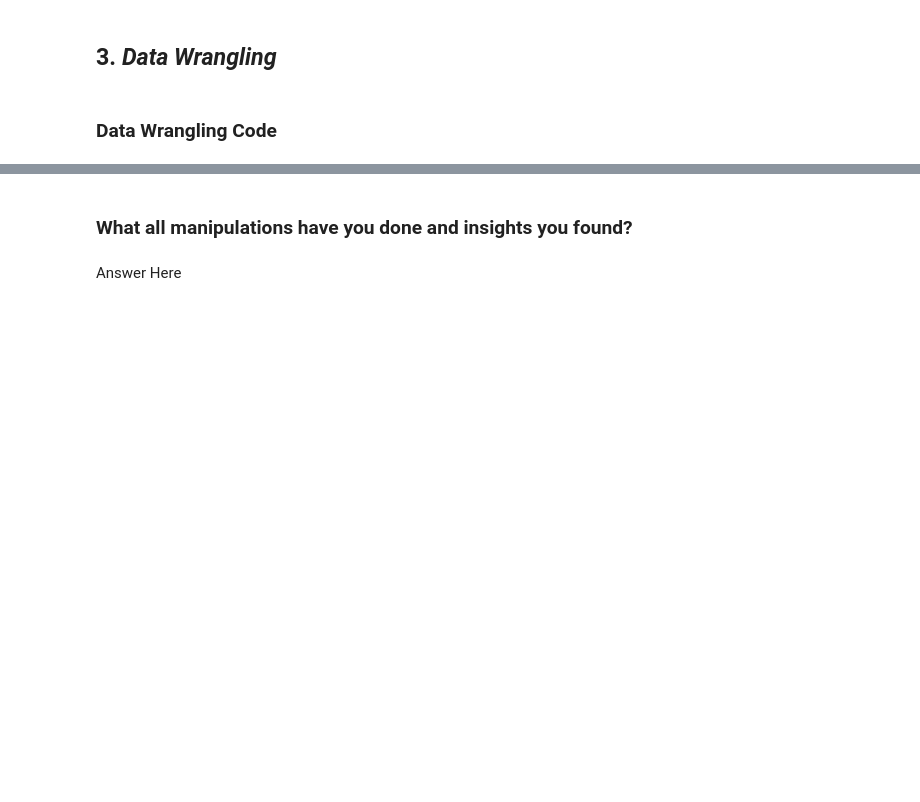
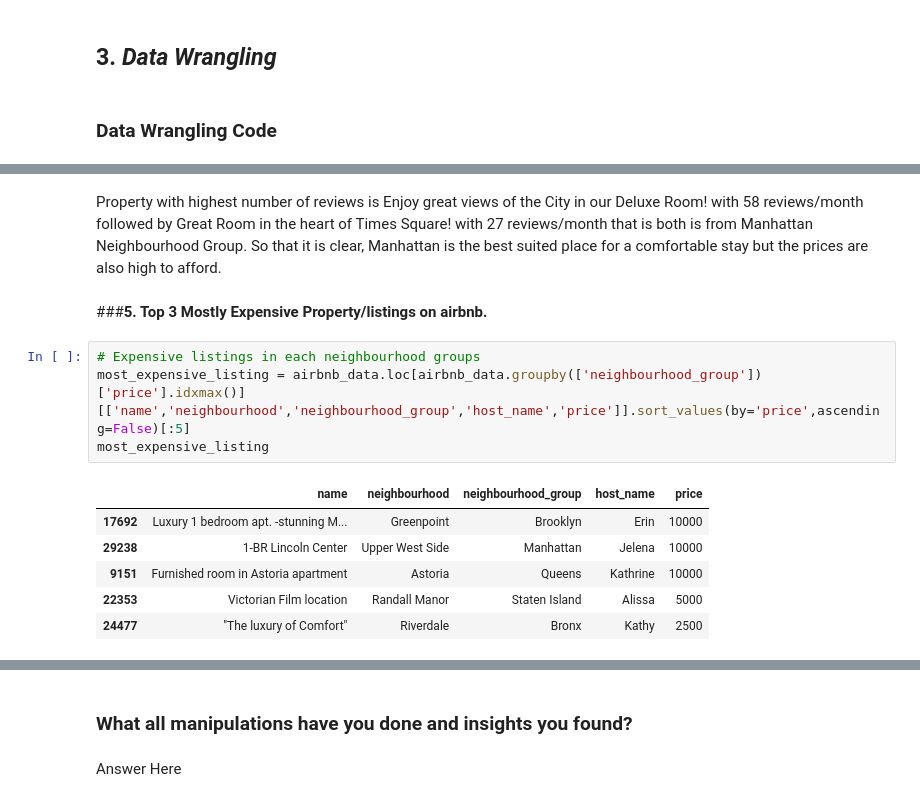
Before and after one commit to riyapatelrp/Airbnb-Booking-Analysis-EDA-, a Jupyter notebook: Capstone_AirBnb_Booking_Analysis.ipynb, the cells around one changed output, grey strips where cells are left out. Drawn from its saved outputs; the diff is of its cells as text; blank space fills up the shorter version.

```diff
--- a/Capstone_AirBnb_Booking_Analysis.ipynb
+++ b/Capstone_AirBnb_Booking_Analysis.ipynb
@@ -330,0 +490,15 @@ Unique values in room_type is: ['Private room' 'Entire home/apt' 'Shared room']
+# %% [markdown]
+Property with highest number of reviews is Enjoy great views of the City in our Deluxe Room! with 58 reviews/month followed by Great Room in the heart of Times Square! with 27 reviews/month that is both is from Manhattan Neighbourhood Group. So that it is clear, Manhattan is the best suited place for a comfortable stay but the prices are also high to afford.
+# %% [markdown]
+###<B>5. Top 3 Mostly Expensive Property/listings on airbnb.
+# %%
+# Expensive listings in each neighbourhood groups
+most_expensive_listing = airbnb_data.loc[airbnb_data.groupby(['neighbourhood_group'])['price'].idxmax()][['name','neighbourhood','neighbourhood_group','host_name','price']].sort_values(by='price',ascending=False)[:5]
+most_expensive_listing
+# %% [output]
+|  | name | neighbourhood | neighbourhood_group | host_name | price |
+| 17692 | Luxury 1 bedroom apt. -stunning M... | Greenpoint | Brooklyn | Erin | 10000 |
+| 29238 | 1-BR Lincoln Center | Upper West Side | Manhattan | Jelena | 10000 |
+| 9151 | Furnished room in Astoria apartment | Astoria | Queens | Kathrine | 10000 |
+| 22353 | Victorian Film location | Randall Manor | Staten Island | Alissa | 5000 |
+| 24477 | "The luxury of Comfort" | Riverdale | Bronx | Kathy | 2500 |
```
Also changed, not shown: parts of 22 cells of this notebook.
